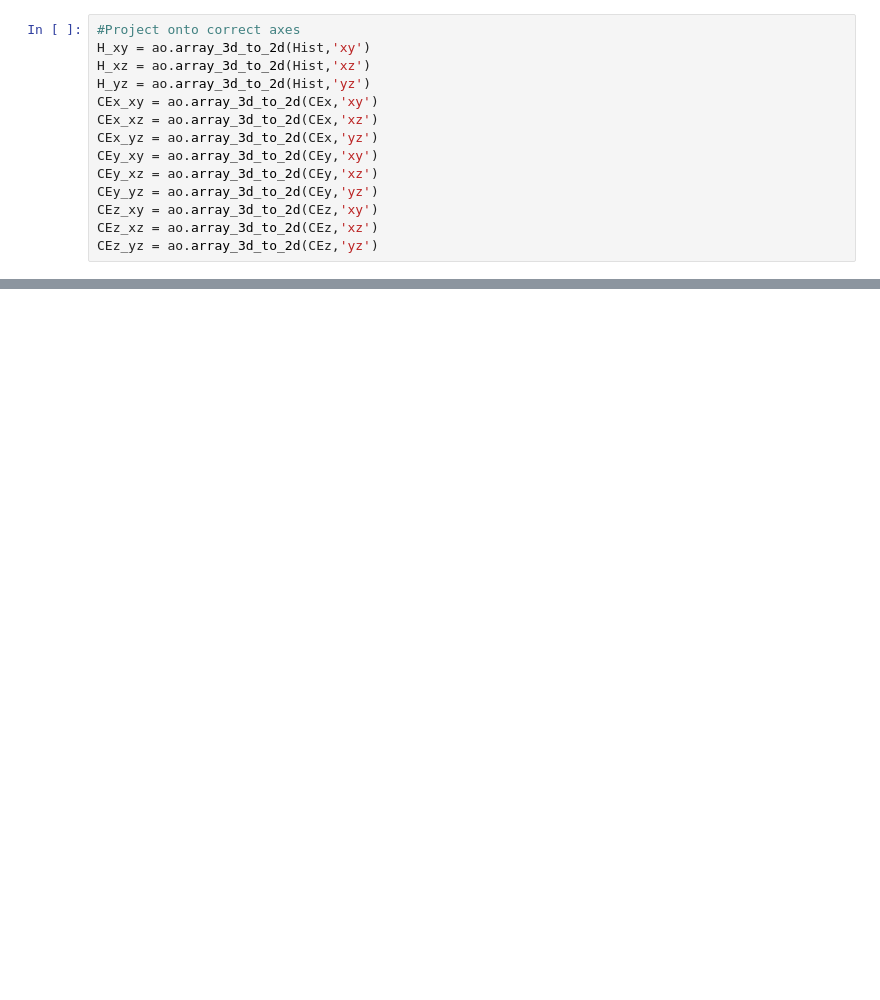
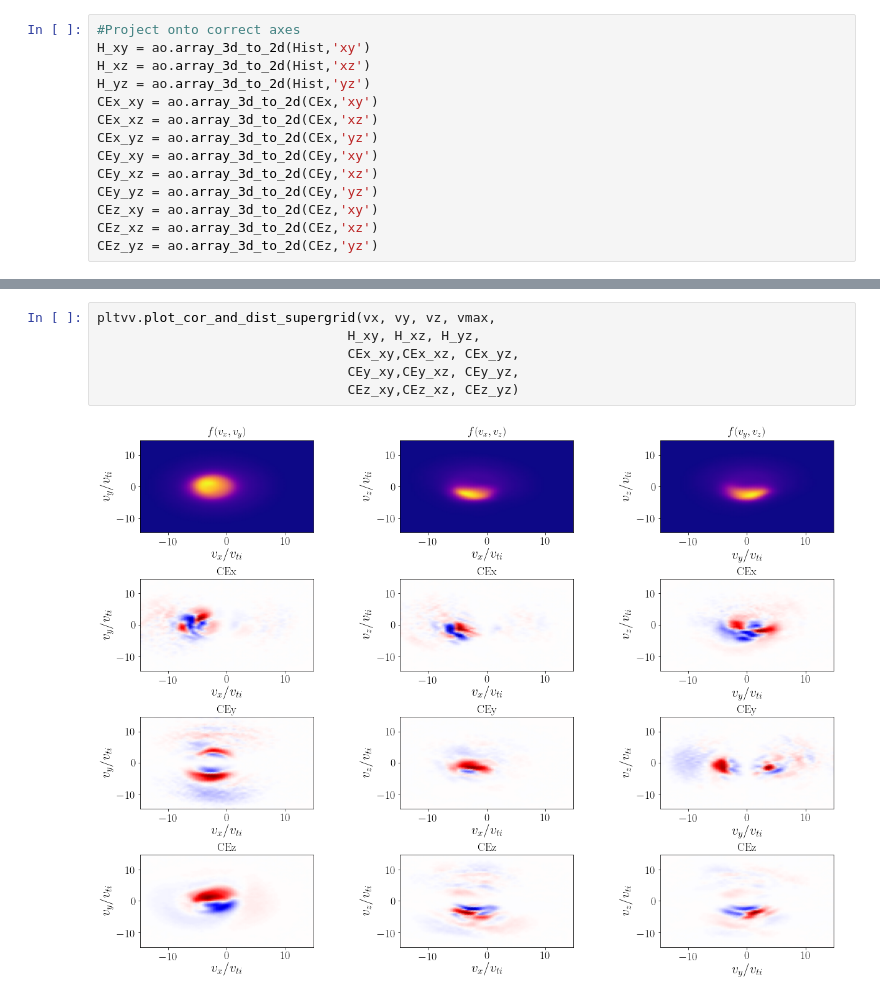
Before and after one commit to collinrbr/FPCAnalysis, a Jupyter notebook: dHybridR.ipynb, the cells around one changed output, grey strips where cells are left out. Cells and saved outputs as stored; diff of their text form; blank space fills up the shorter version.

```diff
--- a/dHybridR.ipynb
+++ b/dHybridR.ipynb
@@ -549,0 +555,8 @@ pltvv.plot_cor_and_dist_supergrid(vx, vy, vz, vmax,
+# %%
+pltvv.plot_cor_and_dist_supergrid(vx, vy, vz, vmax,
+                                H_xy, H_xz, H_yz,
+                                CEx_xy,CEx_xz, CEx_yz,
+                                CEy_xy,CEy_xz, CEy_yz,
+                                CEz_xy,CEz_xz, CEz_yz)
+# %% [output]
+[figure, added]
```
Also changed, not shown: parts of 26 cells of this notebook, 3 other files.
